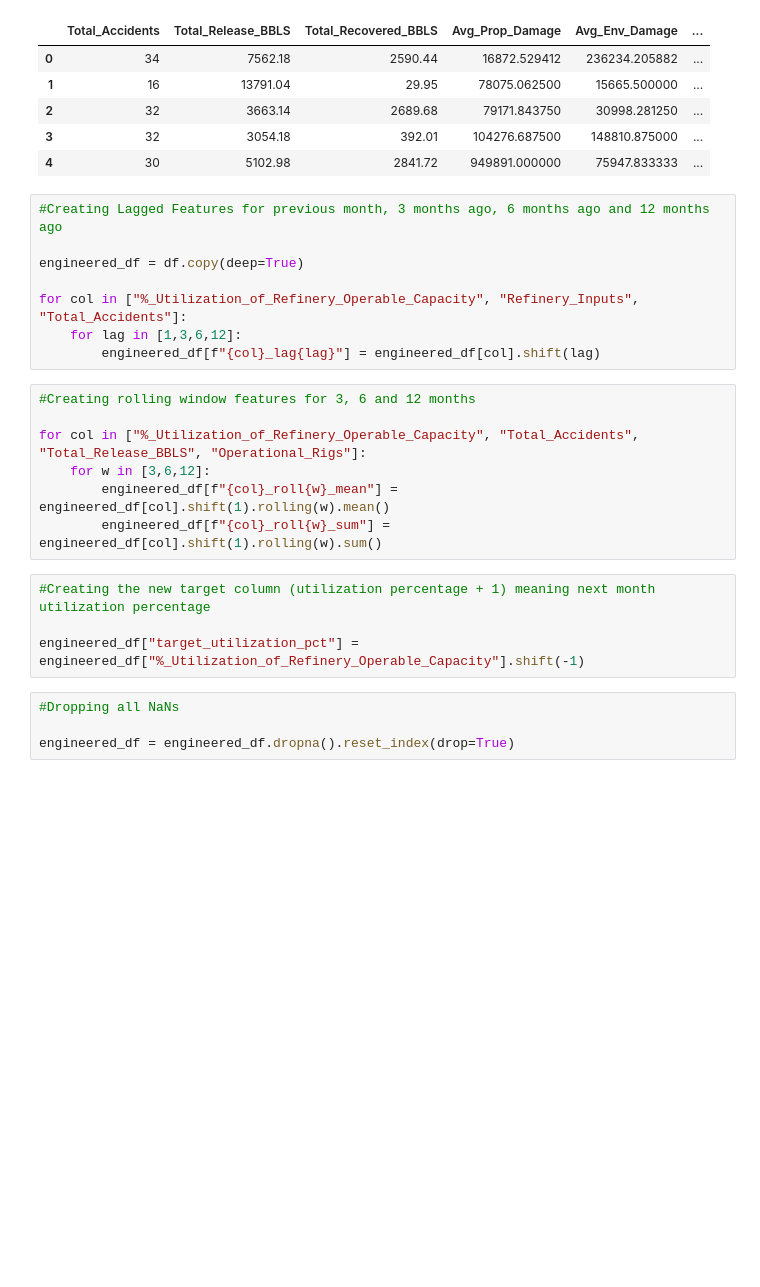
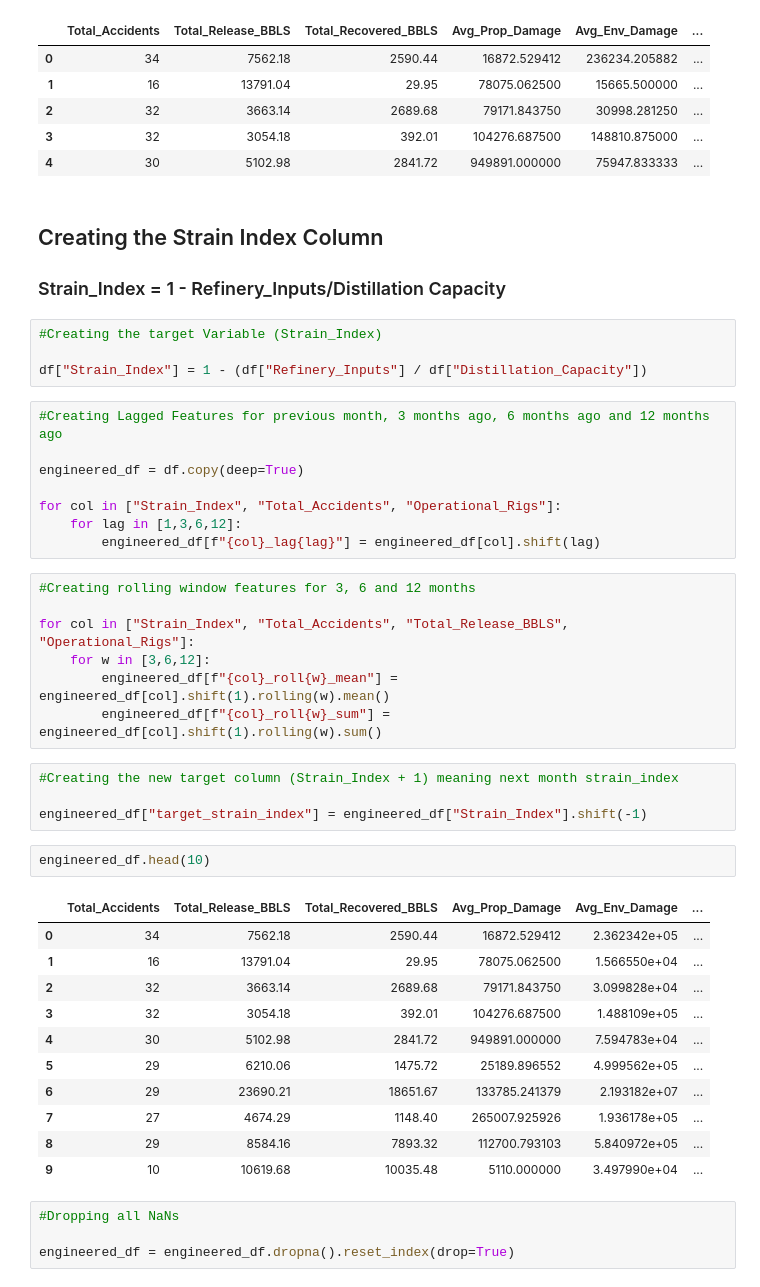
Before and after one commit to btokoli/Forecasting-Refinery-Throughput-Disruptions-via-Midstream-Pipeline-Incident-Analysis, a Jupyter notebook: notebooks/feature_engineering_splitting.ipynb, the cells around one changed output. Cells and saved outputs as stored; diff of their text form; blank space fills up the shorter version.

```diff
--- a/notebooks/feature_engineering_splitting.ipynb
+++ b/notebooks/feature_engineering_splitting.ipynb
@@ -15,25 +15,47 @@ df.head()
 | 2 | 32 | 3663.14 | 2689.68 | 79171.843750 | 30998.281250 | ... |
 | 3 | 32 | 3054.18 | 392.01 | 104276.687500 | 148810.875000 | ... |
 | 4 | 30 | 5102.98 | 2841.72 | 949891.000000 | 75947.833333 | ... |
+# %% [markdown]
+## Creating the Strain Index Column
+
+### Strain_Index = 1 - Refinery_Inputs/Distillation Capacity
+# %%
+#Creating the target Variable (Strain_Index)
+
+df["Strain_Index"] = 1 - (df["Refinery_Inputs"] / df["Distillation_Capacity"])
 # %%
 #Creating Lagged Features for previous month, 3 months ago, 6 months ago and 12 months ago
 
 engineered_df = df.copy(deep=True)
 
-for col in ["%_Utilization_of_Refinery_Operable_Capacity", "Refinery_Inputs", "Total_Accidents"]:
+for col in ["Strain_Index", "Total_Accidents", "Operational_Rigs"]:
     for lag in [1,3,6,12]:
         engineered_df[f"{col}_lag{lag}"] = engineered_df[col].shift(lag)
 # %%
 #Creating rolling window features for 3, 6 and 12 months
 
-for col in ["%_Utilization_of_Refinery_Operable_Capacity", "Total_Accidents", "Total_Release_BBLS", "Operational_Rigs"]:
+for col in ["Strain_Index", "Total_Accidents", "Total_Release_BBLS", "Operational_Rigs"]:
     for w in [3,6,12]:
         engineered_df[f"{col}_roll{w}_mean"] = engineered_df[col].shift(1).rolling(w).mean()
         engineered_df[f"{col}_roll{w}_sum"] = engineered_df[col].shift(1).rolling(w).sum()
 # %%
-#Creating the new target column (utilization percentage + 1) meaning next month utilization percentage
+#Creating the new target column (Strain_Index + 1) meaning next month strain_index
 
-engineered_df["target_utilization_pct"] = engineered_df["%_Utilization_of_Refinery_Operable_Capacity"].shift(-1)
+engineered_df["target_strain_index"] = engineered_df["Strain_Index"].shift(-1)
+# %%
+engineered_df.head(10)
+# %% [output]
+|  | Total_Accidents | Total_Release_BBLS | Total_Recovered_BBLS | Avg_Prop_Damage | Avg_Env_Damage | ... |
+| 0 | 34 | 7562.18 | 2590.44 | 16872.529412 | 2.362342e+05 | ... |
+| 1 | 16 | 13791.04 | 29.95 | 78075.062500 | 1.566550e+04 | ... |
+| 2 | 32 | 3663.14 | 2689.68 | 79171.843750 | 3.099828e+04 | ... |
+| 3 | 32 | 3054.18 | 392.01 | 104276.687500 | 1.488109e+05 | ... |
+| 4 | 30 | 5102.98 | 2841.72 | 949891.000000 | 7.594783e+04 | ... |
+| 5 | 29 | 6210.06 | 1475.72 | 25189.896552 | 4.999562e+05 | ... |
+| 6 | 29 | 23690.21 | 18651.67 | 133785.241379 | 2.193182e+07 | ... |
+| 7 | 27 | 4674.29 | 1148.40 | 265007.925926 | 1.936178e+05 | ... |
+| 8 | 29 | 8584.16 | 7893.32 | 112700.793103 | 5.840972e+05 | ... |
+| 9 | 10 | 10619.68 | 10035.48 | 5110.000000 | 3.497990e+04 | ... |
 # %%
 #Dropping all NaNs
 
```
Also changed, not shown: 4 other files.
